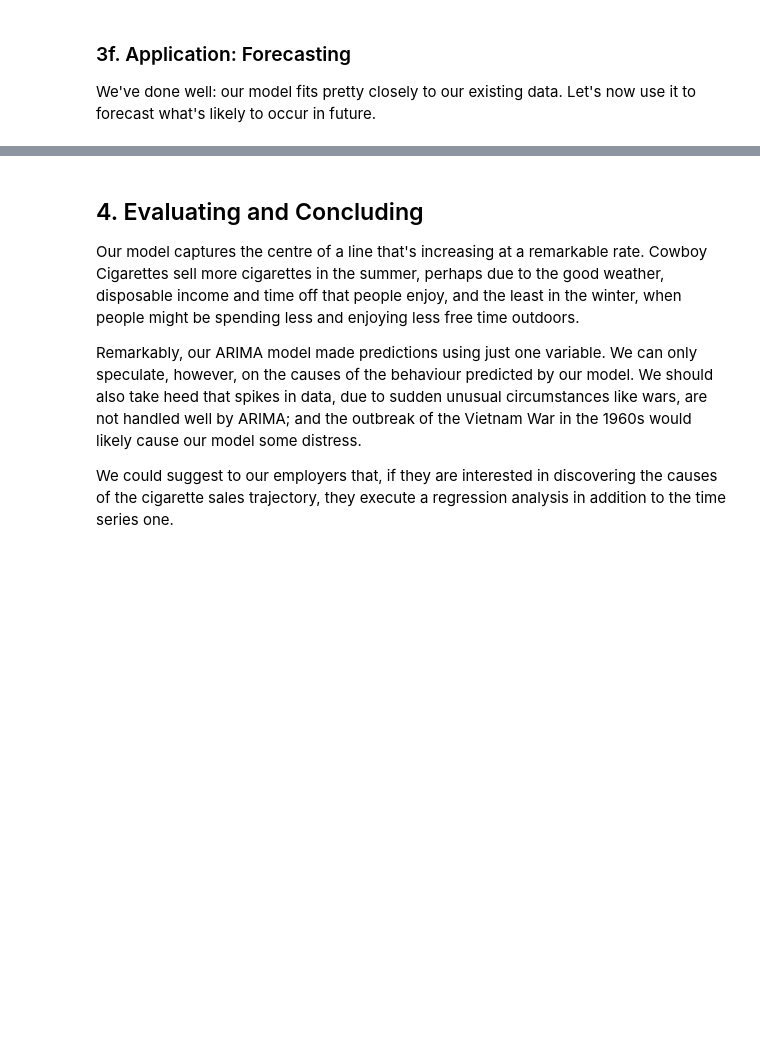
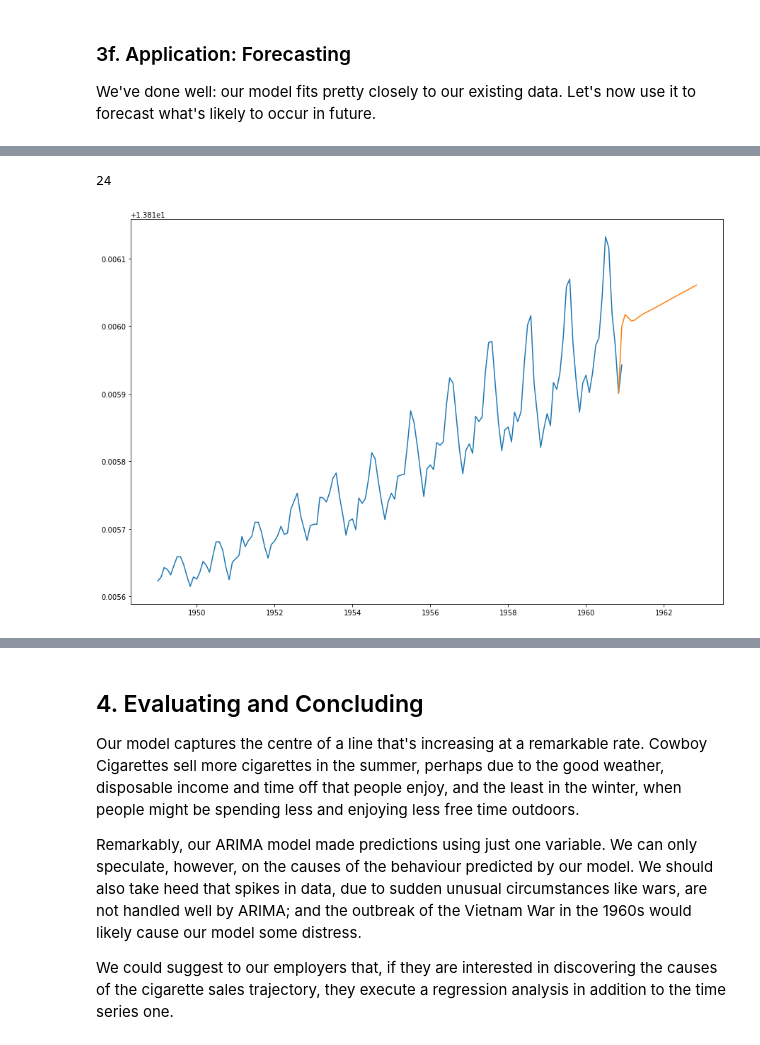
Before and after one commit to jakeye25/datascience, a Jupyter notebook: Cowboy Cigarettes Case Study - Tier 1.ipynb, the cells around one changed output, grey strips where cells are left out. Saved outputs shown, nothing was run; the diff lists cells and outputs as text; code cells hidden in the pictures; blank space fills up the shorter version.

```diff
--- a/Cowboy Cigarettes Case Study - Tier 1.ipynb
+++ b/Cowboy Cigarettes Case Study - Tier 1.ipynb
@@ -418,24 +478,28 @@ We've done well: our model fits pretty closely to our existing data. Let's now u
 # %%
 # Declare a variable called forecast_period with the amount of months to forecast, and
 # create a range of future dates that is the length of the periods you've chosen to forecast
-_ _ _ = _ _ _
+forecast_period = len(forecast[0])
 date_range = pd.date_range(y_log.index[-1], periods = forecast_period,
               freq='MS').strftime("%Y-%m-%d").tolist()
 
 # Convert that range into a dataframe that includes your predictions
 # First, call DataFrame on pd
-future_months = pd._ _ _(date_range, columns = ['Month']
+future_months = pd.DataFrame(date_range, columns = ['Month'])
 # Let's now convert the 'Month' column to a datetime object with to_datetime
-future_months['Month'] = pd._ _ _(future_months['Month'])
+future_months['Month'] = pd.to_datetime(future_months['Month'])
 future_months.set_index('Month', inplace = True)
+print(len(future_months))
 future_months['Prediction'] = forecast[0]
 
 # Plot your future predictions
 # Call figure() on plt
-plt._ _ _(figsize=(15,10))
+plt.figure(figsize=(15,10))
 plt.plot(y_log)
 plt.plot(y_log['Nov 1960'].append(future_months['Prediction']))
 plt.show()
+# %% [output]
+24
+[figure, added]
 # %%
 # Now plot the original variable y
 # Use the same functions as before
```
Also changed, not shown: parts of 15 cells of this notebook.
